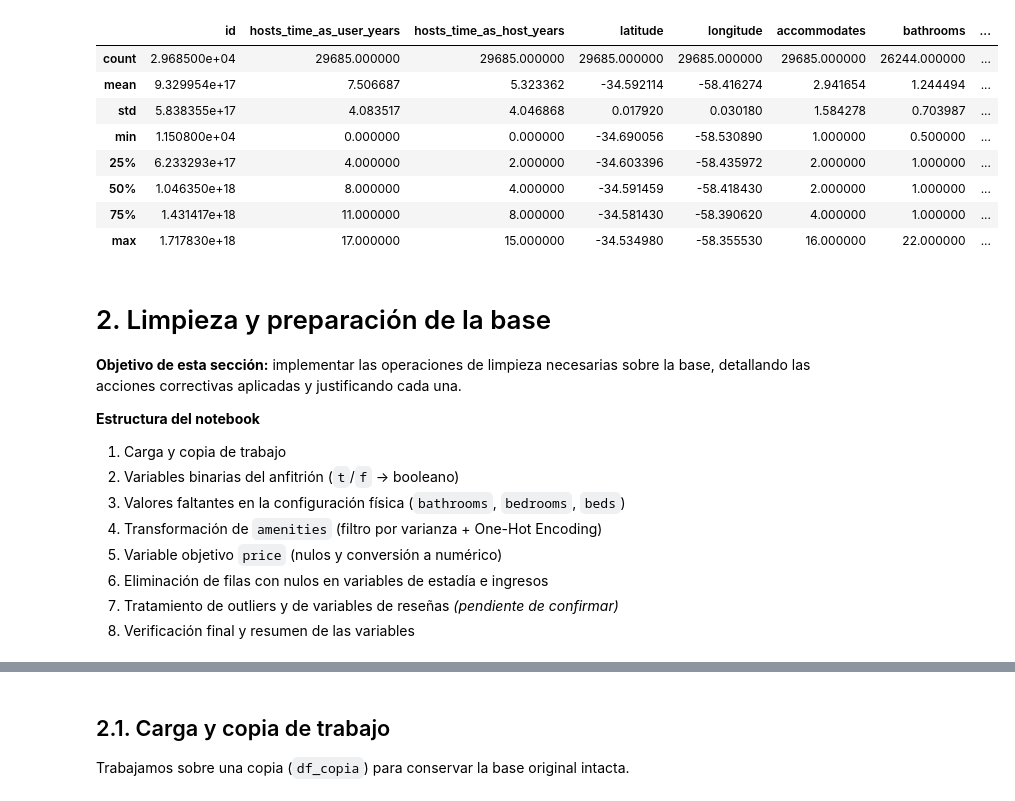
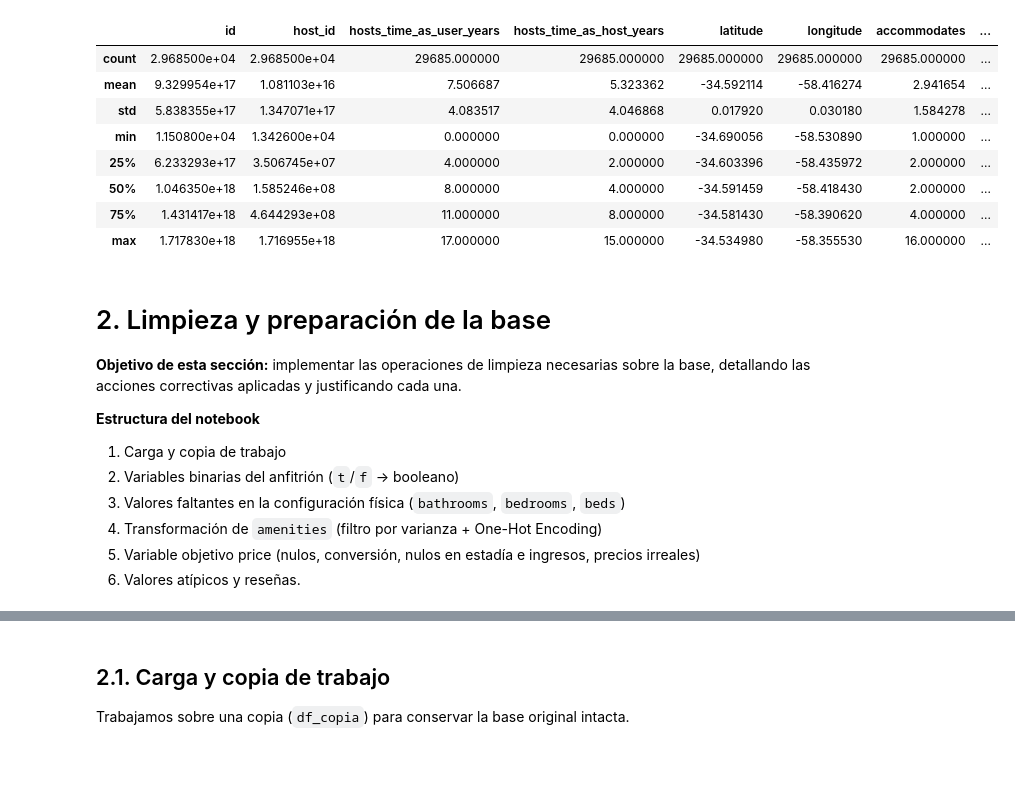
Before and after one commit to Jeronit1/AnalisisDeDatos, a Jupyter notebook: entrega.ipynb, the cells around one changed output, grey strips where cells are left out. Saved outputs shown, nothing was run; the diff lists cells and outputs as text; code cells hidden in the pictures; blank space fills up the shorter version.

```diff
--- a/entrega.ipynb
+++ b/entrega.ipynb
@@ -83,26 +86,26 @@ dtypes: float64(37), int64(24), object(29)
 memory usage: 20.4+ MB
 # %%
 columnas_tpe = [
-    'id', 'host_name', 'hosts_time_as_user_years', 'hosts_time_as_host_years',
-    'host_is_superhost', 'neighbourhood_cleansed','latitude', 'longitude',
-    'property_type', 'accommodates', 'bathrooms', 'bedrooms', 'amenities',
+    'id', 'host_id', 'host_name', 'hosts_time_as_user_years', 'hosts_time_as_host_years',
+    'host_is_superhost', 'neighbourhood_cleansed','latitude', 'longitude', 'room_type',
+    'property_type', 'accommodates', 'bathrooms', 'bedrooms', 'beds', 'amenities',
     'price', 'minimum_nights', 'maximum_nights', 'availability_365',
     'number_of_reviews_ltm', 'estimated_occupancy_l365d', 'estimated_revenue_l365d',
     'review_scores_rating', 'calculated_host_listings_count', 'reviews_per_month'
 ]
 df_copia = df_listings.copy()
 df_copia = df_listings[columnas_tpe]
 df_copia.describe()
 # %% [output]
-|  | id | hosts_time_as_user_years | hosts_time_as_host_years | latitude | longitude | accommodates | bathrooms | ... |
-| count | 2.968500e+04 | 29685.000000 | 29685.000000 | 29685.000000 | 29685.000000 | 29685.000000 | 26244.000000 | ... |
-| mean | 9.329954e+17 | 7.506687 | 5.323362 | -34.592114 | -58.416274 | 2.941654 | 1.244494 | ... |
-| std | 5.838355e+17 | 4.083517 | 4.046868 | 0.017920 | 0.030180 | 1.584278 | 0.703987 | ... |
-| min | 1.150800e+04 | 0.000000 | 0.000000 | -34.690056 | -58.530890 | 1.000000 | 0.500000 | ... |
-| 25% | 6.233293e+17 | 4.000000 | 2.000000 | -34.603396 | -58.435972 | 2.000000 | 1.000000 | ... |
-| 50% | 1.046350e+18 | 8.000000 | 4.000000 | -34.591459 | -58.418430 | 2.000000 | 1.000000 | ... |
-| 75% | 1.431417e+18 | 11.000000 | 8.000000 | -34.581430 | -58.390620 | 4.000000 | 1.000000 | ... |
-| max | 1.717830e+18 | 17.000000 | 15.000000 | -34.534980 | -58.355530 | 16.000000 | 22.000000 | ... |
+|  | id | host_id | hosts_time_as_user_years | hosts_time_as_host_years | latitude | longitude | accommodates | ... |
+| count | 2.968500e+04 | 2.968500e+04 | 29685.000000 | 29685.000000 | 29685.000000 | 29685.000000 | 29685.000000 | ... |
+| mean | 9.329954e+17 | 1.081103e+16 | 7.506687 | 5.323362 | -34.592114 | -58.416274 | 2.941654 | ... |
+| std | 5.838355e+17 | 1.347071e+17 | 4.083517 | 4.046868 | 0.017920 | 0.030180 | 1.584278 | ... |
+| min | 1.150800e+04 | 1.342600e+04 | 0.000000 | 0.000000 | -34.690056 | -58.530890 | 1.000000 | ... |
+| 25% | 6.233293e+17 | 3.506745e+07 | 4.000000 | 2.000000 | -34.603396 | -58.435972 | 2.000000 | ... |
+| 50% | 1.046350e+18 | 1.585246e+08 | 8.000000 | 4.000000 | -34.591459 | -58.418430 | 2.000000 | ... |
+| 75% | 1.431417e+18 | 4.644293e+08 | 11.000000 | 8.000000 | -34.581430 | -58.390620 | 4.000000 | ... |
+| max | 1.717830e+18 | 1.716955e+18 | 17.000000 | 15.000000 | -34.534980 | -58.355530 | 16.000000 | ... |
 # %% [markdown]
 # 2. Limpieza y preparación de la base
 
@@ -113,7 +116,5 @@ df_copia.describe()
 2. Variables binarias del anfitrión (`t`/`f` → booleano)
 3. Valores faltantes en la configuración física (`bathrooms`, `bedrooms`, `beds`)
 4. Transformación de `amenities` (filtro por varianza + One-Hot Encoding)
-5. Variable objetivo `price` (nulos y conversión a numérico)
-6. Eliminación de filas con nulos en variables de estadía e ingresos
-7. Tratamiento de outliers y de variables de reseñas *(pendiente de confirmar)*
-8. Verificación final y resumen de las variables
+5. Variable objetivo price (nulos, conversión, nulos en estadía e ingresos, precios irreales)
+6. Valores atípicos y reseñas.
```
Also changed, not shown: parts of 28 cells of this notebook, 1 other file.
